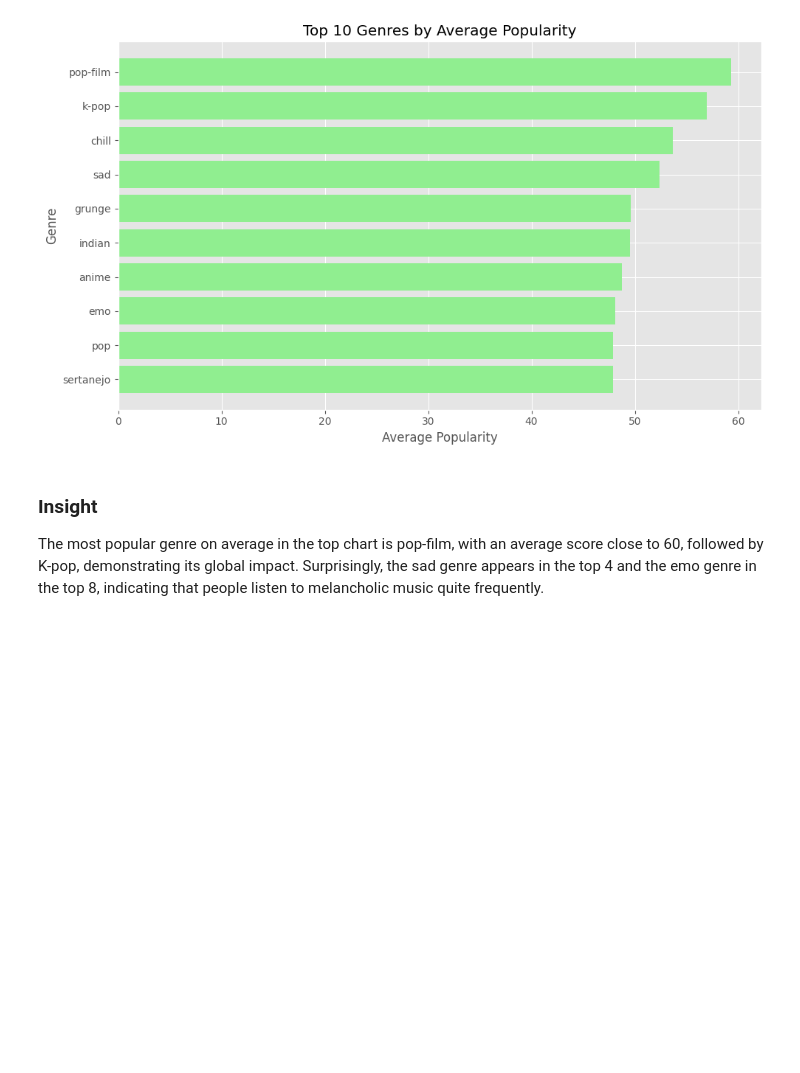
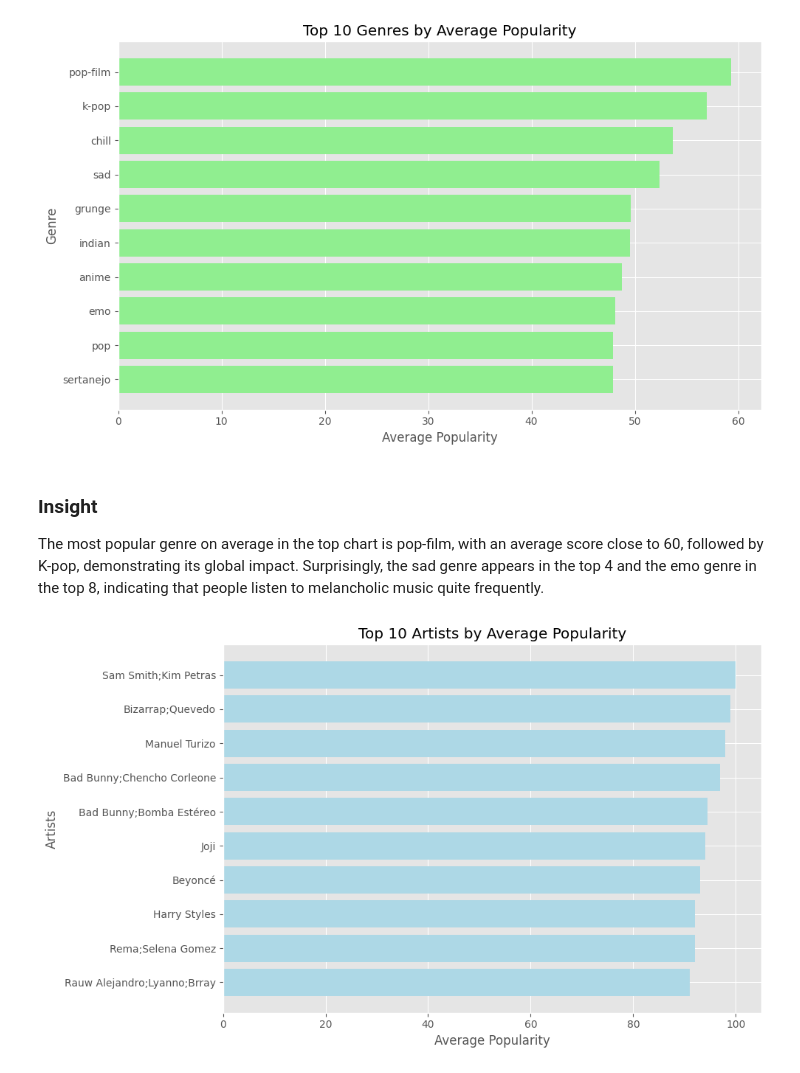
Before and after one commit to EmmanuelMG7/spotify-music-analysis, a Jupyter notebook: notebooks/01_exploration.ipynb, the cells around one changed output. Cells and saved outputs as stored; diff of their text form; code cells hidden in the pictures; blank space fills up the shorter version.

```diff
--- a/notebooks/01_exploration.ipynb
+++ b/notebooks/01_exploration.ipynb
@@ -165,3 +151,20 @@ plt.show()
 # %% [markdown]
 ### Insight
 The most popular genre on average in the top chart is pop-film, with an average score close to 60, followed by K-pop, demonstrating its global impact. Surprisingly, the sad genre appears in the top 4 and the emo genre in the top 8, indicating that people listen to melancholic music quite frequently.
+# %%
+# 2. Which artists have the highest average popularity?
+
+top_artists = df.groupby('artists')['popularity'].mean().sort_values(ascending = False).head(10)
+
+# Plot
+fig, ax = plt.subplots(figsize=(10, 6))
+
+ax.barh(top_artists.index[::-1] , top_artists.values[::-1] , color='lightblue')
+
+plt.title('Top 10 Artists by Average Popularity')
+plt.xlabel('Average Popularity')
+plt.ylabel('Artists')
+plt.tight_layout()
+plt.show()
+# %% [output]
+[figure, added]
```
Also changed, not shown: parts of 4 cells of this notebook.
